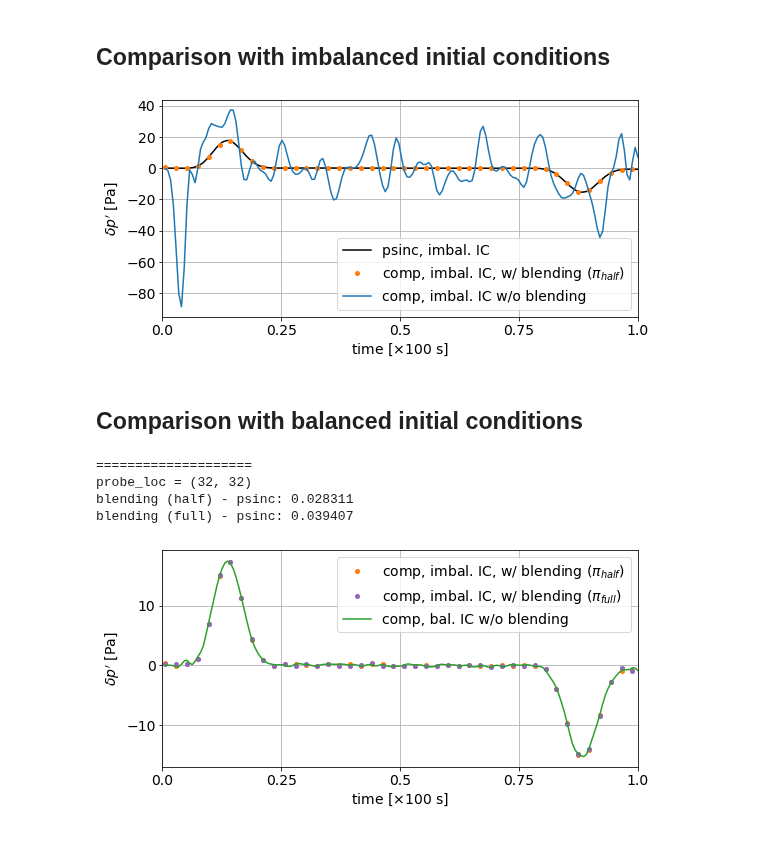
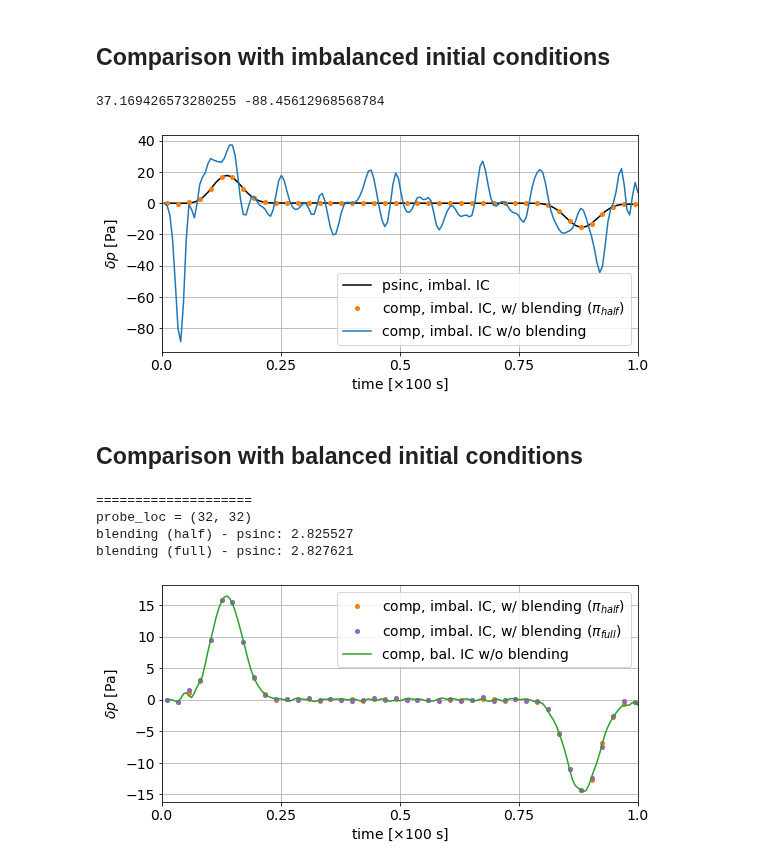
Before and after one commit to ray-chew/pyBELLA, a Jupyter notebook: visualiser_debugger/review_localdab/vortex_initial_blending.ipynb, the cells around one changed output. Drawn from its saved outputs; the diff is of its cells as text; code cells hidden in the pictures.

```diff
--- a/visualiser_debugger/review_localdab/vortex_initial_blending.ipynb
+++ b/visualiser_debugger/review_localdab/vortex_initial_blending.ipynb
@@ -79,13 +79,27 @@ else:
 Msq = ud.Msq
 
 
-def p_converter(ens,rhoY,ud):
+def p_converter(ens,rhoY,ud,sfx):
     dp2n = np.array([ (at_t - at_t.mean()) * ud.Msq for at_t in ens ])
     kernel = np.ones((2,2))
     dp2c = np.array([signal.fftconvolve(item, kernel, mode='valid') / kernel.sum() for item in dp2n])
 
-    P0 = (rhoY**(ud.gamm-1.0) - dp2c)**(1.0/(ud.gamm-1.0))
-    p = rhoY**(ud.gamm) - P0**(ud.gamm)
+#     P0 = (rhoY**(ud.gamm-1.0) - dp2c)**(1.0/(ud.gamm-1.0))
+#     p = rhoY**(ud.gamm) - P0**(ud.gamm)
+#     p = dp2c**(ud.gamm / (ud.gamm-1.0))
+
+    if 'psinc' in sfx:
+        P0 = (rhoY**(ud.gamm-1.0) + dp2c)**(1.0/(ud.gamm-1.0))
+        p = P0**(ud.gamm)
+    else:
+        P0 = (rhoY**(ud.gamm-1.0) - dp2c)**(1.0/(ud.gamm-1.0))
+        p = rhoY**(ud.gamm) - P0**(ud.gamm)
+
+#     if 'psinc' in sfx:
+#         p = (rhoY**(ud.gamm-1.0) + dp2c)**(1.0/(ud.gamm-1.0))
+#         p = p**(ud.gamm)
+#     else:
+#         p = rhoY**(ud.gamm)
     p *= ud.p_ref
     return p
 
@@ -97,7 +111,7 @@ def get_ens(sfx , diff, attribute):
     else:
         ens = ens[1:]
         rhoY = rhoY[1:]
-        p = p_converter(ens,rhoY,ud)
+        p = p_converter(ens,rhoY,ud,sfx)
 
     probe = p[:,probe_loc[0],probe_loc[1]]
     probe = probe[1:] - probe[:-1]
@@ -136,8 +150,9 @@ for i,attribute in enumerate(attributes):
 
     ax.plot(times, p1, 'k', label=l1)
 #     ax.plot(times, p2b, 'C0o', ms=4, markevery=4, label=l2b)
-    ax.plot(times, p2c, 'C1o', ms=4, markevery=4, label=l2c)
+    ax.plot(times[1:], p2c[1:], 'C1o', ms=4, markevery=4, label=l2c)
     ax.plot(times, p3, 'C0', label=l3)
+    print(p3.max(), p3.min())
 
     ax.set_xlim([times[0],times[-1]])
     if swe:
@@ -145,7 +160,7 @@ for i,attribute in enumerate(attributes):
         ax.set_ylabel(r'$\delta h$ [$\times 10^{-2}$ m]')
     else:
         ax.set_xlabel(r'time [$\times 100$ s]')
-        ax.set_ylabel(r'$\delta p^\prime$ [Pa]')
+        ax.set_ylabel(r'$\delta p$ [Pa]')
 
     ax.set_xticks(t_pos)
     ax.set_xticklabels(t_axs)
@@ -156,7 +171,8 @@ for i,attribute in enumerate(attributes):
     fn = 'swe' if swe else 'euler'
     pl.save_fig('./output/%s_w_%s' %(fn, ic))
 # %% [output]
+37.169426573280255 -88.45612968568784
-[figure, old version]
+[figure, new version]
 # %% [markdown]
 ## Comparison with balanced initial conditions
 # %%
@@ -219,7 +235,7 @@ def get_ens(sfx , diff, attribute):
     else:
         ens = ens[1:]
         rhoY = rhoY[1:]
-        p = p_converter(ens,rhoY,ud)
+        p = p_converter(ens,rhoY,ud,sfx)
 
 #     if attribute == 'p2_nodes':
 #     probe = ens[:,probe_loc[0],probe_loc[1]] * p_ref * Msq
@@ -253,37 +269,37 @@ for i,attribute in enumerate(attributes):
     l2c = r'%s, imbal. IC, w/ blending ($\pi_{half}$)' %full
     l2b = r'%s, imbal. IC, w/ blending ($\pi_{full}$)' %full
     l3 = '%s, %s IC w/o blending' %(full, ic)
     ic = ic[:-1]
 
 #     ax.plot(times, p1, 'k', label=l1)
-    ax.plot(times, p2c, 'C1o', ms=4, markevery=4, label=l2c)
-    ax.plot(times, p2b, 'C4o', ms=4, markevery=4, label=l2b)
-    ax.plot(times, p3, 'C2', label=l3)
+    ax.plot(times[1:], p2c[1:], 'C1o', ms=4, markevery=4, label=l2c)
+    ax.plot(times[1:], p2b[1:], 'C4o', ms=4, markevery=4, label=l2b)
+    ax.plot(times[1:], p3[1:], 'C2', label=l3)
 
     ax.set_xlim([times[0],times[-1]])
     if swe:
         ax.set_xlabel(r'time [$\times 100$ s]')
         ax.set_ylabel(r'$\delta h$ [$\times 10^{-2}$ m]')
     else:
         ax.set_xlabel(r'time [$\times 100$ s]')
-        ax.set_ylabel(r'$\delta p^\prime$ [Pa]')
+        ax.set_ylabel(r'$\delta p$ [Pa]')
 
     ax.set_xticks(t_pos)
     ax.set_xticklabels(t_axs)
     ax.grid()
     ax.legend()
     pl.img.tight_layout()
 
     fn = 'swe' if swe else 'euler'
     pl.save_fig('./output/%s_w_%s' %(fn, ic))
 
     print("====================")
     print("probe_loc = (%i, %i)" %(probe_loc[0],probe_loc[1]))
     print("blending (half) - psinc: %.6f" %(la.norm(p2c-p1)/la.norm(p1)))
     print("blending (full) - psinc: %.6f" %(la.norm(p2b-p1)/la.norm(p1)))
 # %% [output]
 ====================
 probe_loc = (32, 32)
-blending (half) - psinc: 0.028311
-blending (full) - psinc: 0.039407
+blending (half) - psinc: 2.825527
+blending (full) - psinc: 2.827621
-[figure, old version]
+[figure, new version]
```
Also changed, not shown: parts of 2 cells of this notebook, 1 other file.
